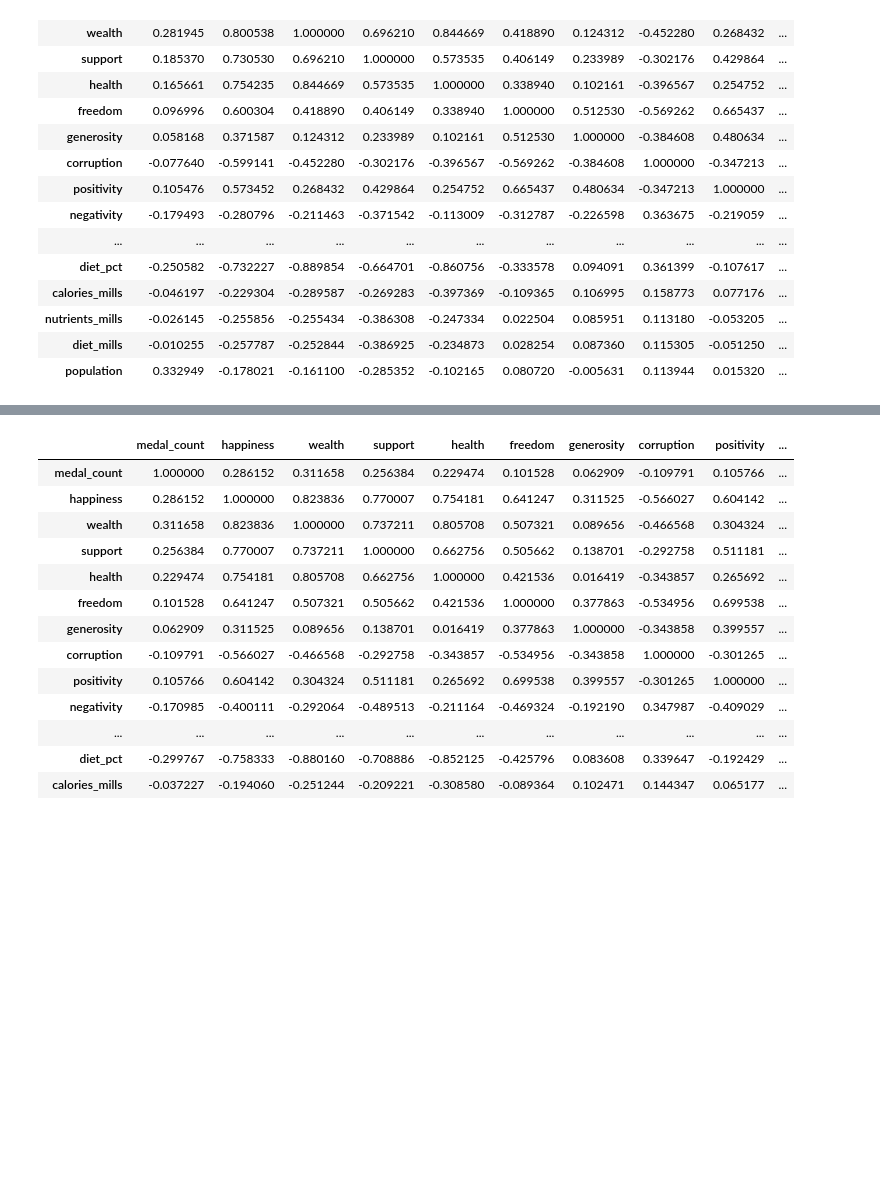
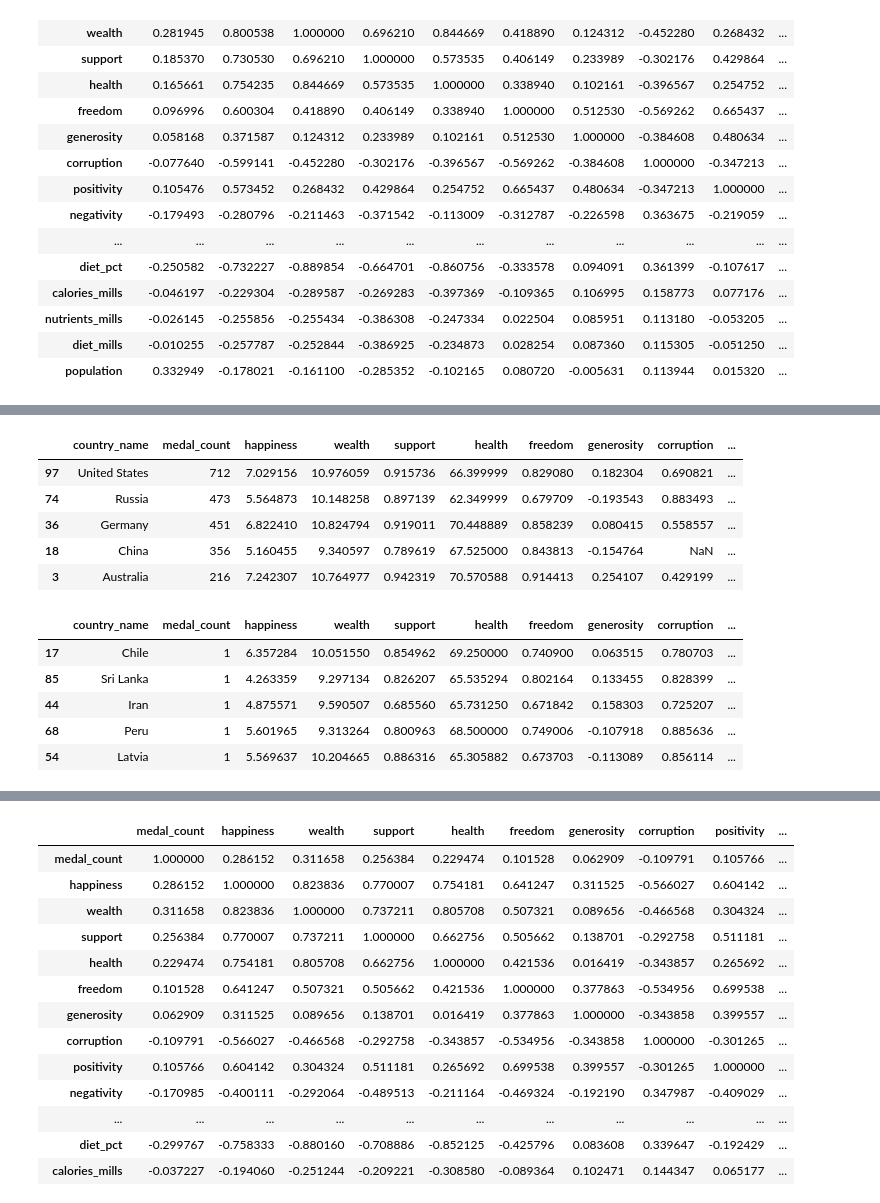
Before and after one commit to JimGile/group3-project1, a Jupyter notebook: src/jg_medal_detail_correlations.ipynb, the cells around one changed output, grey strips where cells are left out. Cells and saved outputs as stored; diff of their text form; code cells hidden in the pictures; blank space fills up the shorter version.

```diff
--- a/src/jg_medal_detail_correlations.ipynb
+++ b/src/jg_medal_detail_correlations.ipynb
@@ -69,0 +119,18 @@ df.set_index('country_name').corr()
+# %%
+df.reset_index(drop=True, inplace=True)
+df = df.sort_values(by='medal_count', ascending=False)
+display(df.head())
+display(df.tail())
+# %% [output]
+|  | country_name | medal_count | happiness | wealth | support | health | freedom | generosity | corruption | ... |
+| 97 | United States | 712 | 7.029156 | 10.976059 | 0.915736 | 66.399999 | 0.829080 | 0.182304 | 0.690821 | ... |
+| 74 | Russia | 473 | 5.564873 | 10.148258 | 0.897139 | 62.349999 | 0.679709 | -0.193543 | 0.883493 | ... |
+| 36 | Germany | 451 | 6.822410 | 10.824794 | 0.919011 | 70.448889 | 0.858239 | 0.080415 | 0.558557 | ... |
+| 18 | China | 356 | 5.160455 | 9.340597 | 0.789619 | 67.525000 | 0.843813 | -0.154764 | NaN | ... |
+| 3 | Australia | 216 | 7.242307 | 10.764977 | 0.942319 | 70.570588 | 0.914413 | 0.254107 | 0.429199 | ... |
+|  | country_name | medal_count | happiness | wealth | support | health | freedom | generosity | corruption | ... |
+| 17 | Chile | 1 | 6.357284 | 10.051550 | 0.854962 | 69.250000 | 0.740900 | 0.063515 | 0.780703 | ... |
+| 85 | Sri Lanka | 1 | 4.263359 | 9.297134 | 0.826207 | 65.535294 | 0.802164 | 0.133455 | 0.828399 | ... |
+| 44 | Iran | 1 | 4.875571 | 9.590507 | 0.685560 | 65.731250 | 0.671842 | 0.158303 | 0.725207 | ... |
+| 68 | Peru | 1 | 5.601965 | 9.313264 | 0.800963 | 68.500000 | 0.749006 | -0.107918 | 0.885636 | ... |
+| 54 | Latvia | 1 | 5.569637 | 10.204665 | 0.886316 | 65.305882 | 0.673703 | -0.113089 | 0.856114 | ... |
```
Also changed, not shown: parts of 6 cells of this notebook, 2 other files.
